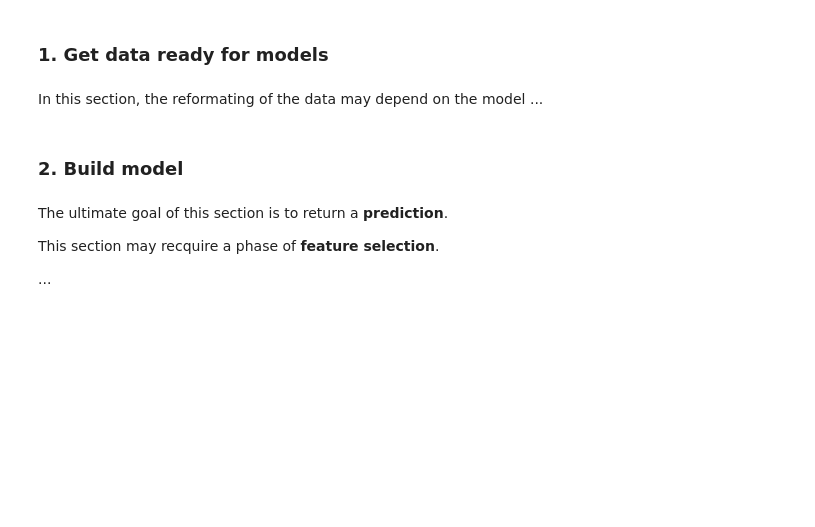
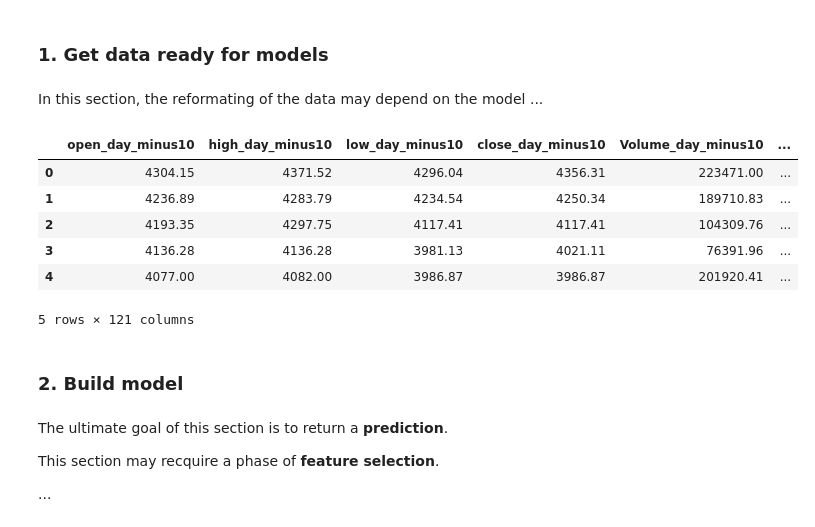
Before and after one commit to KhelifaAmeur/ML-trading-strategies, a Jupyter notebook: test_logit.ipynb, the cells around one changed output. Saved outputs shown, nothing was run; the diff lists cells and outputs as text; code cells hidden in the pictures; blank space fills up the shorter version.

```diff
--- a/test_logit.ipynb
+++ b/test_logit.ipynb
@@ -68,10 +68,10 @@ train_data = add_return(train_data)
 test_data = add_return(test_data)
 # %%
 # Add Signal
-q_90 = np.quantile(abs(train_data.Return).iloc[:-1].values, 0.9)
+q_75 = np.quantile(abs(train_data.Return).iloc[:-1].values, 0.75)
 
-train_data = add_signal(train_data, q_90)
-test_data = add_signal(test_data, q_90)
+train_data = add_signal(train_data, q_75)
+test_data = add_signal(test_data, q_75)
 # %%
 train_pos, train_neg = round((train_data.Signal>0).sum()/train_data.Signal.shape[0],2)*100, round((train_data.Signal<0).sum()/train_data.Signal.shape[0],2)*100
 test_pos, test_neg = round((test_data.Signal>0).sum()/test_data.Signal.shape[0],2)*100, round((test_data.Signal<0).sum()/test_data.Signal.shape[0],2)*100
@@ -92,4 +92,12 @@ Test set: 1 (6.0%) | 0 (88.0%) | -1 (6.0%)
 In this section, the reformating of the data may depend on the model ...
 # %%
 train = prepare_data_2D_format(train_data)
-test = prepare_data_2D_format(test_data, undersample = False)
+train.head()
+# %% [output]
+|  | open_day_minus10 | high_day_minus10 | low_day_minus10 | close_day_minus10 | Volume_day_minus10 | ... |
+| 0 | 4304.15 | 4371.52 | 4296.04 | 4356.31 | 223471.00 | ... |
+| 1 | 4236.89 | 4283.79 | 4234.54 | 4250.34 | 189710.83 | ... |
+| 2 | 4193.35 | 4297.75 | 4117.41 | 4117.41 | 104309.76 | ... |
+| 3 | 4136.28 | 4136.28 | 3981.13 | 4021.11 | 76391.96 | ... |
+| 4 | 4077.00 | 4082.00 | 3986.87 | 3986.87 | 201920.41 | ... |
+5 rows × 121 columns
```
Also changed, not shown: parts of 32 cells of this notebook, 5 other files.
